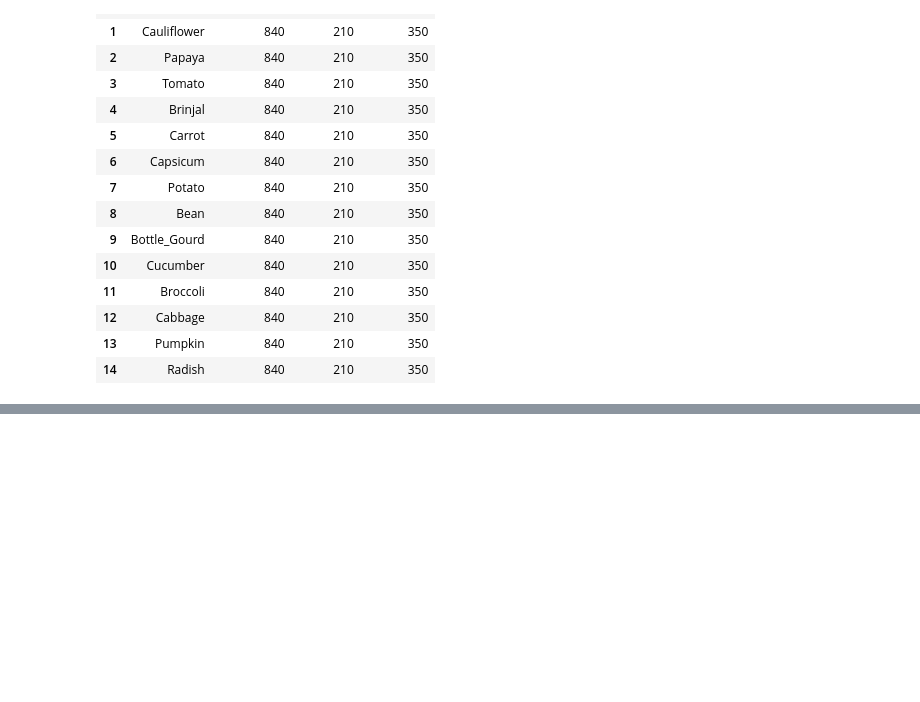
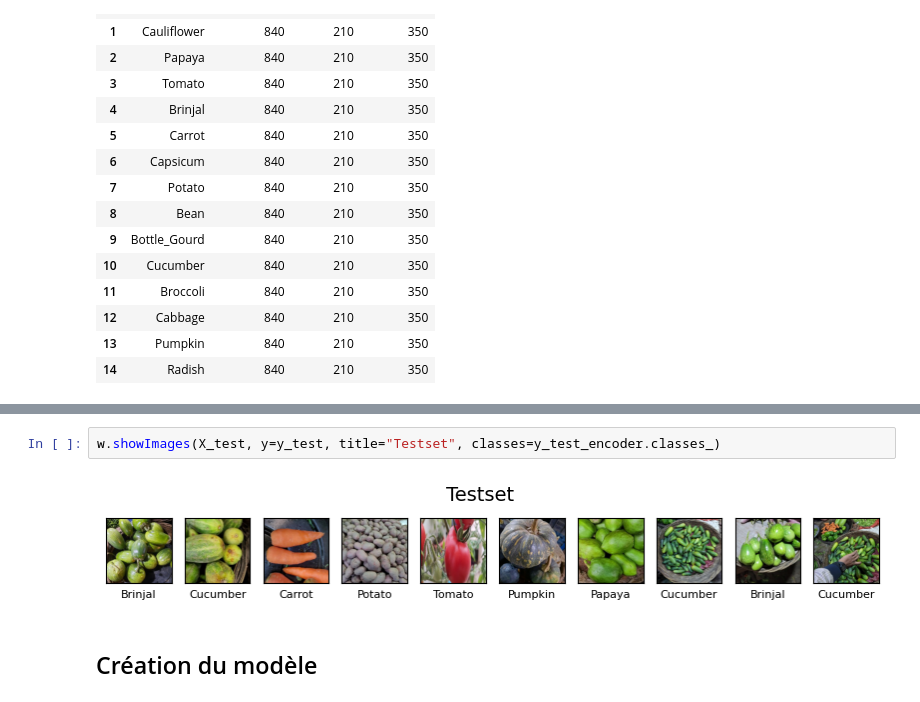
Before and after one commit to JeremZed/Portfolio-IA, a Jupyter notebook: Classification/legumes/classification.ipynb, the cells around one changed output, grey strips where cells are left out. Drawn from its saved outputs; the diff is of its cells as text; blank space fills up the shorter version.

```diff
--- a/Classification/legumes/classification.ipynb
+++ b/Classification/legumes/classification.ipynb
@@ -66,0 +101,6 @@ np.unique(y_train, return_counts=True)
+# %%
+w.showImages(X_test, y=y_test, title="Testset", classes=y_test_encoder.classes_)
+# %% [output]
+[figure, added]
+# %% [markdown]
+## Création du modèle
```
Also changed, not shown: parts of 23 cells of this notebook.
